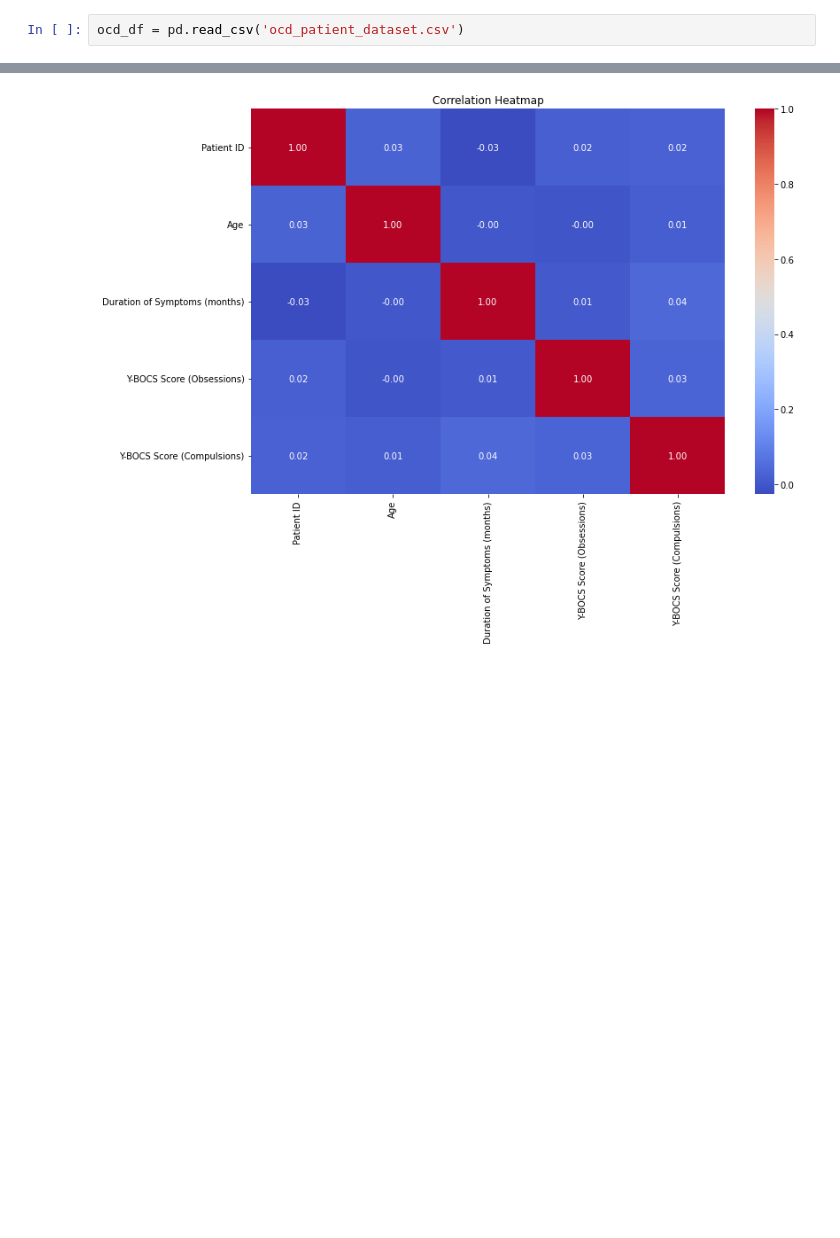
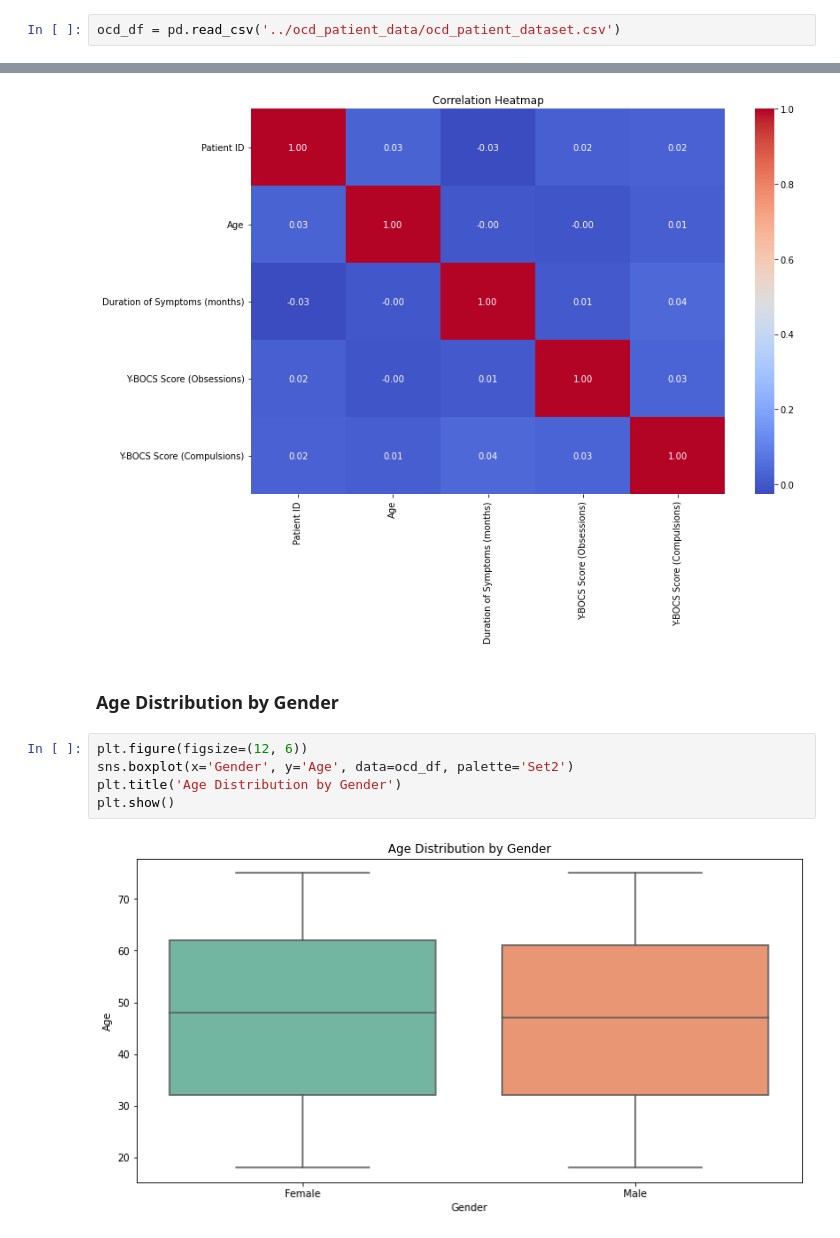
Before and after one commit to bladealec/ocd_demographics, a Jupyter notebook: eda.ipynb, the cells around one changed output, grey strips where cells are left out. Drawn from its saved outputs; the diff is of its cells as text; blank space fills up the shorter version.

```diff
--- a/eda.ipynb
+++ b/eda.ipynb
@@ -7,7 +7,7 @@ import seaborn as sns
 import matplotlib.pyplot as plt
 import pandas as pd
 # %%
-ocd_df = pd.read_csv('ocd_patient_dataset.csv')
+ocd_df = pd.read_csv('../ocd_patient_data/ocd_patient_dataset.csv')
 # %%
 ocd_df
 # %% [output]
@@ -70,3 +72,12 @@ plt.show()
 [figure]
 [figure]
 [figure]
+# %% [markdown]
+### Age Distribution by Gender
+# %%
+plt.figure(figsize=(12, 6))
+sns.boxplot(x='Gender', y='Age', data=ocd_df, palette='Set2')
+plt.title('Age Distribution by Gender')
+plt.show()
+# %% [output]
+[figure, added]
```
Also changed, not shown: parts of 11 cells of this notebook.
